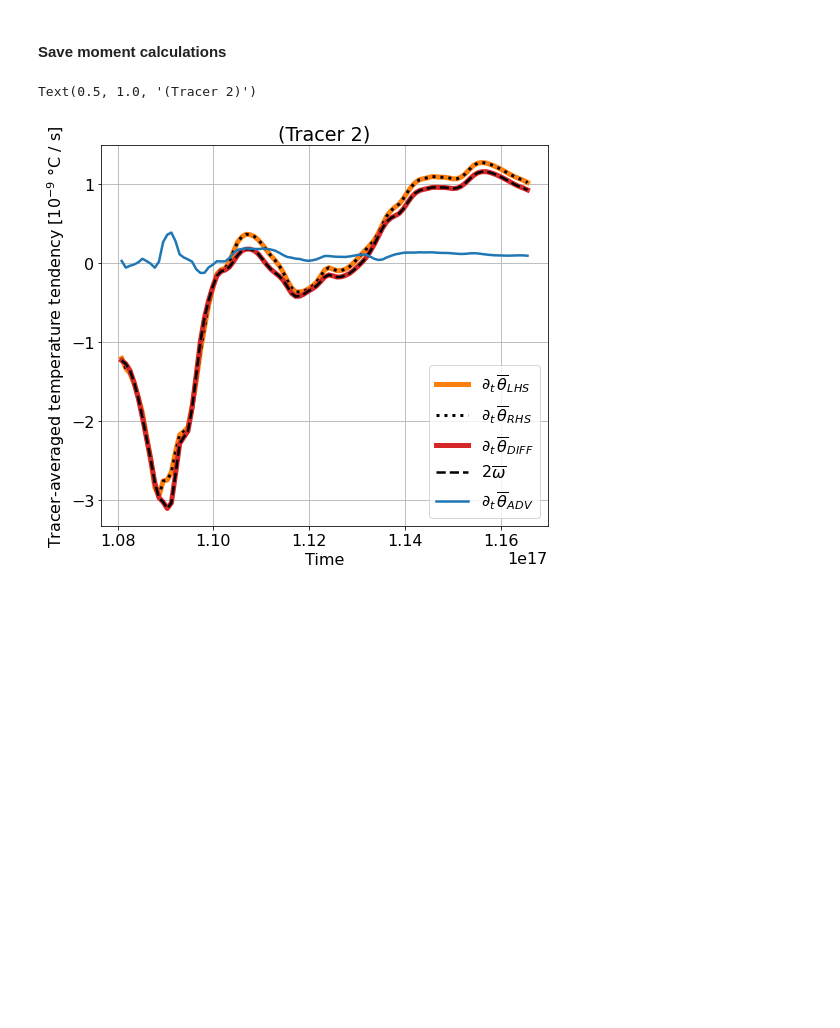
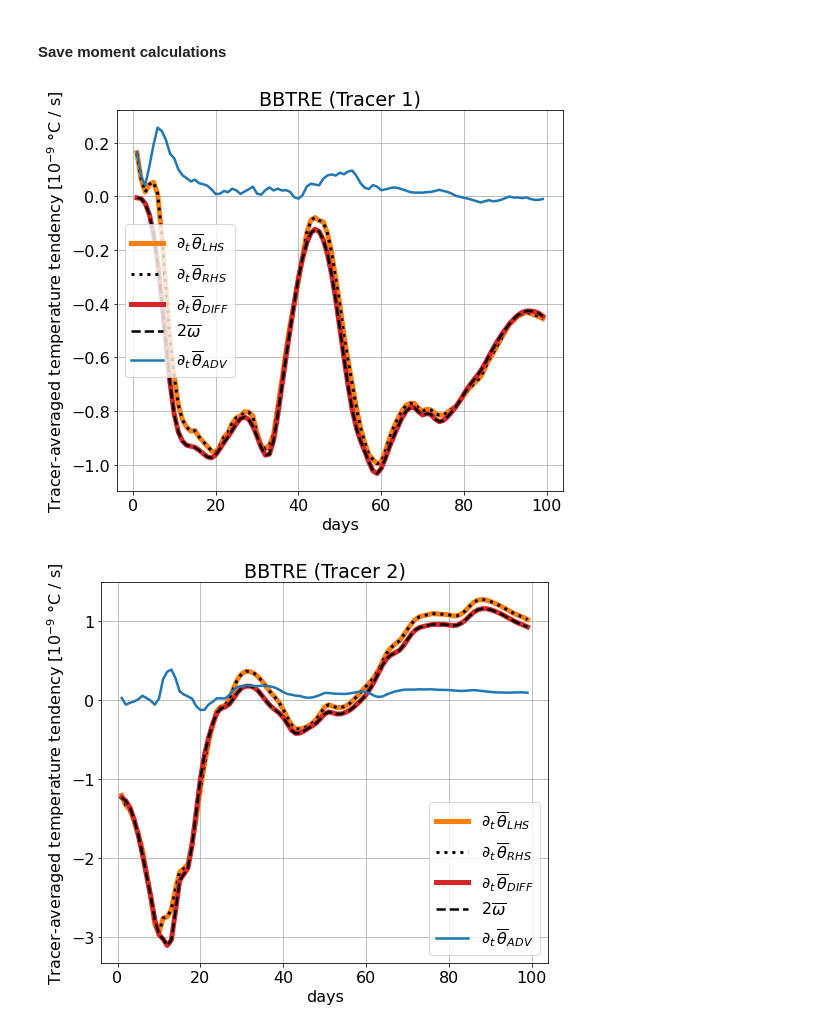
Before and after one commit to hdrake/bblturb, a Jupyter notebook: notebooks/BBTRE_tracer_analysis/1_compute_tracer_moments.ipynb, the cells around one changed output. Cells and saved outputs as stored; diff of their text form; code cells hidden in the pictures; blank space fills up the shorter version.

Commit message:
Updated figures

```diff
--- a/notebooks/BBTRE_tracer_analysis/1_compute_tracer_moments.ipynb
+++ b/notebooks/BBTRE_tracer_analysis/1_compute_tracer_moments.ipynb
@@ -171,17 +174,17 @@ for dv in list(saving.data_vars)+list(saving.coords):
 # %%
 saving.to_netcdf("../../data/BBTRE-tracer/tracer_moments.nc", mode='w')
 # %%
-tr = 2
-plt.figure(figsize=(8,7))
-(1e9*ds[f'd(θbar)dt_Tr0{tr}']).plot(linestyle="-", color="C1", lw=5, label=r"$\partial_{t}\, \overline{\theta}_{LHS}$")
-(1e9*ds[f'd(θbar)dt_RHS_Tr0{tr}']).plot(linestyle=":", color="k", lw=3, label=r"$\partial_{t}\, \overline{\theta}_{RHS}$")
-(1e9*ds[f'd(θbar)dt_DIFF_Tr0{tr}']).plot(color="C3", lw=5, label=r"$\partial_{t}\, \overline{\theta}_{DIFF}$")
-(1e9*ds[f'2ω_Tr0{tr}']).plot(linestyle="--", color="k",lw=2.5, label=r"$2\overline{\omega}$")
-(1e9*ds[f'd(θbar)dt_ADV_Tr0{tr}']).plot(color="C0", lw=2.5, linestyle="-", label=r"$\partial_{t}\, \overline{\theta}_{ADV}$")
-plt.legend()
-plt.ylabel(r"Tracer-averaged temperature tendency [10$^{-9}$ $\degree$C / s]")
-plt.grid(True)
-plt.title(f"(Tracer {tr})")
+for tr in [1, 2, 3]:
+    plt.figure(figsize=(8,7))
+    (1e9*ds[f'd(θbar)dt_Tr0{tr}']).plot(x='days', linestyle="-", color="C1", lw=5, label=r"$\partial_{t}\, \overline{\theta}_{LHS}$")
+    (1e9*ds[f'd(θbar)dt_RHS_Tr0{tr}']).plot(x='days', linestyle=":", color="k", lw=3, label=r"$\partial_{t}\, \overline{\theta}_{RHS}$")
+    (1e9*ds[f'd(θbar)dt_DIFF_Tr0{tr}']).plot(x='days', color="C3", lw=5, label=r"$\partial_{t}\, \overline{\theta}_{DIFF}$")
+    (1e9*ds[f'2ω_Tr0{tr}']).plot(x='days', linestyle="--", color="k",lw=2.5, label=r"$2\overline{\omega}$")
+    (1e9*ds[f'd(θbar)dt_ADV_Tr0{tr}']).plot(x='days', color="C0", lw=2.5, linestyle="-", label=r"$\partial_{t}\, \overline{\theta}_{ADV}$")
+    plt.legend()
+    plt.ylabel(r"Tracer-averaged temperature tendency [10$^{-9}$ $\degree$C / s]")
+    plt.grid(True)
+    plt.title(f"BBTRE (Tracer {tr})")
 # %% [output]
-Text(0.5, 1.0, '(Tracer 2)')
-[figure, old version]
+[figure, new version]
+[figure, added]
```
Also changed, not shown: parts of 2 cells of this notebook.
